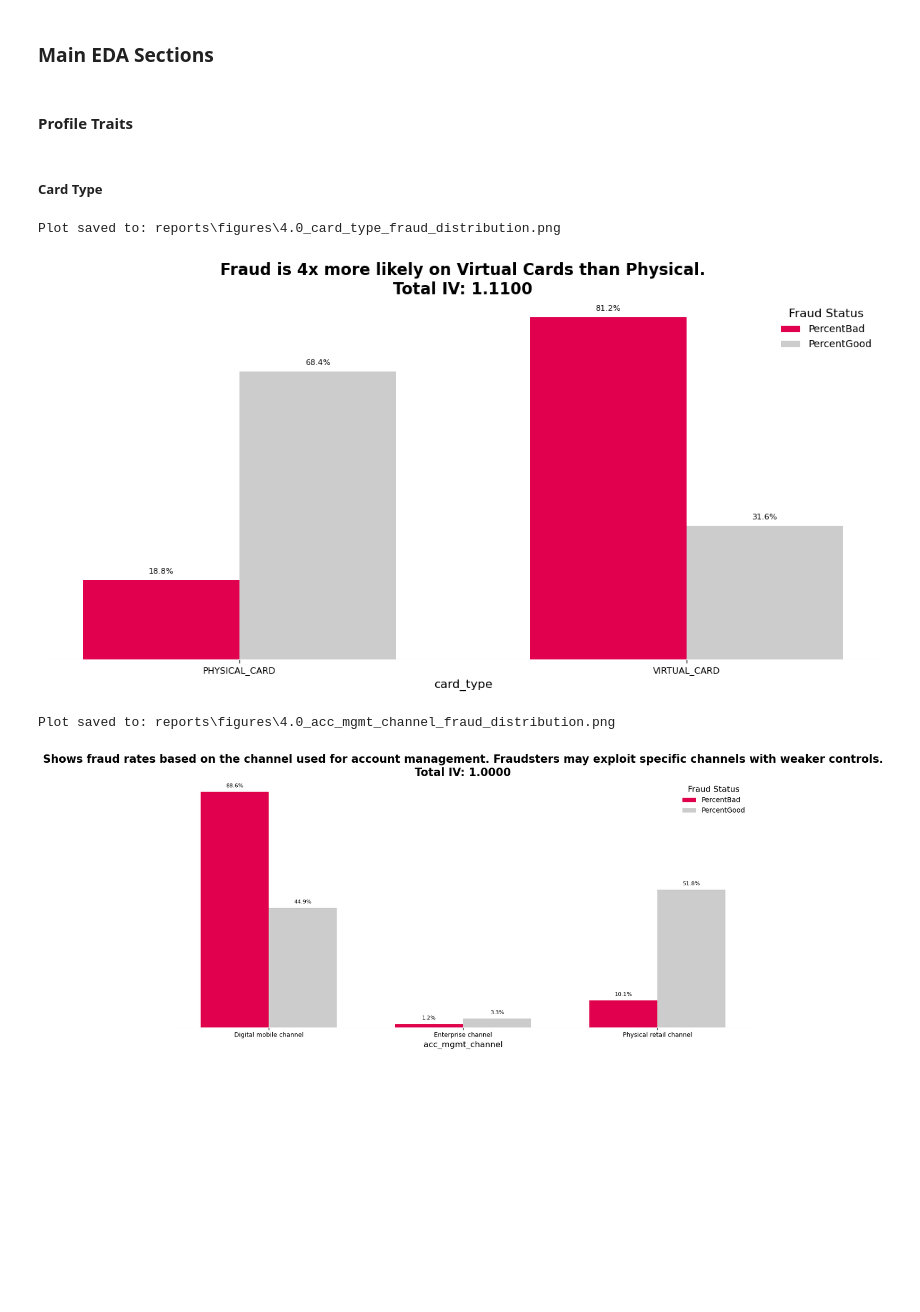
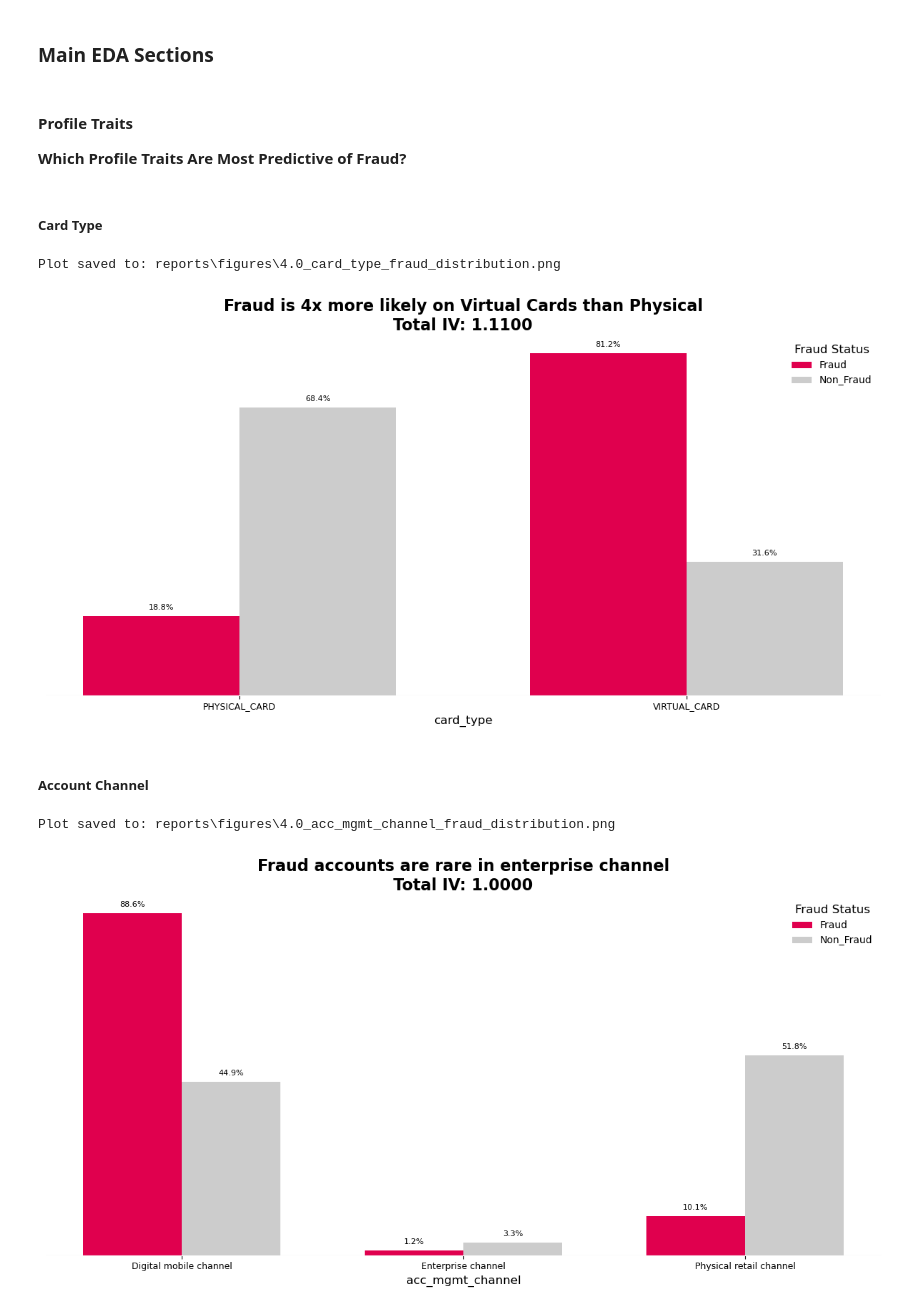
Before and after one commit to mjoshua97241/bank-fraud-detection-project, a Jupyter notebook: bank-fraud-detection-project/notebooks/4.0-mjv-eda-final-features.ipynb, the cells around one changed output. Drawn from its saved outputs; the diff is of its cells as text; code cells hidden in the pictures; blank space fills up the shorter version.

```diff
--- a/bank-fraud-detection-project/notebooks/4.0-mjv-eda-final-features.ipynb
+++ b/bank-fraud-detection-project/notebooks/4.0-mjv-eda-final-features.ipynb
@@ -161,15 +161,15 @@ def plot_feature_distribution(feature_name, category_name, plot_dir, title=""):
         total_iv = plot_data['IV'].sum() # Fallback if Grand Total is missing
 
     # Ensure numerical columns are numeric
-    plot_data['PercentBad'] = pd.to_numeric(plot_data['PercentBad'])
-    plot_data['PercentGood'] = pd.to_numeric(plot_data['PercentGood'])
+    plot_data['Fraud'] = pd.to_numeric(plot_data['PercentBad'])
+    plot_data['Non_Fraud'] = pd.to_numeric(plot_data['PercentGood'])
 
     # Define colors
     HIGHLIGHT_FRAUD_COLOR = "#e0004e"
     MUTED_NON_FRAUD_COLOR = "#cccccc"
 
     # Create a DataFrame for plotting grouped bars
-    plot_df = plot_data[['Category', 'PercentBad', 'PercentGood']].set_index('Category')
+    plot_df = plot_data[['Category', 'Fraud', 'Non_Fraud']].set_index('Category')
 
     fig, ax = plt.subplots(figsize=(12, 7))
     fig.patch.set_facecolor('white') # Set figure background to white
@@ -179,9 +179,9 @@ def plot_feature_distribution(feature_name, category_name, plot_dir, title=""):
     bar_width = 0.35
     ind = np.arange(len(plot_df.index))
 
-    # Plotting bars using PercentBad and PercentGood, multiplied by 100 for percentage scale
-    rects1 = ax.bar(ind - bar_width/2, plot_df['PercentBad'] * 100, bar_width, label='PercentBad', color=HIGHLIGHT_FRAUD_COLOR)
-    rects2 = ax.bar(ind + bar_width/2, plot_df['PercentGood'] * 100, bar_width, label='PercentGood', color=MUTED_NON_FRAUD_COLOR)
+    # Plotting bars using Fraud and Non_Fraud, multiplied by 100 for percentage scale
+    rects1 = ax.bar(ind - bar_width/2, plot_df['Fraud'] * 100, bar_width, label='Fraud', color=HIGHLIGHT_FRAUD_COLOR)
+    rects2 = ax.bar(ind + bar_width/2, plot_df['Non_Fraud'] * 100, bar_width, label='Non_Fraud', color=MUTED_NON_FRAUD_COLOR)
 
     # Add percentages to bars
     ax.bar_label(rects1, padding=5, fmt='%.1f%%', fontsize=8)
@@ -215,21 +215,25 @@ def plot_feature_distribution(feature_name, category_name, plot_dir, title=""):
 ### Main EDA Sections
 # %% [markdown]
 #### Profile Traits
+
+**Which Profile Traits Are Most Predictive of Fraud?**
 # %% [markdown]
 ##### Card Type
 # %%
 feature = "card_type"
 category = "Profile Traits"
 plot_feature_distribution(feature, category, REPORTS_FIGURES_DIR,
-                title="Fraud is 4x more likely on Virtual Cards than Physical.")
+                title="Fraud is 4x more likely on Virtual Cards than Physical")
 # %% [output]
 Plot saved to: reports\figures\4.0_card_type_fraud_distribution.png
-[figure, old version]
+[figure, new version]
+# %% [markdown]
+##### Account Channel
 # %%
 feature = "acc_mgmt_channel"
 category = "Profile Traits"
 plot_feature_distribution(feature, category, REPORTS_FIGURES_DIR,
-                title="Shows fraud rates based on the channel used for account management. Fraudsters may exploit specific channels with weaker controls.")
+                title="Fraud accounts are rare in enterprise channel")
 # %% [output]
 Plot saved to: reports\figures\4.0_acc_mgmt_channel_fraud_distribution.png
-[figure, old version]
+[figure, new version]
```
Also changed, not shown: parts of 38 cells of this notebook, 23 other files.
